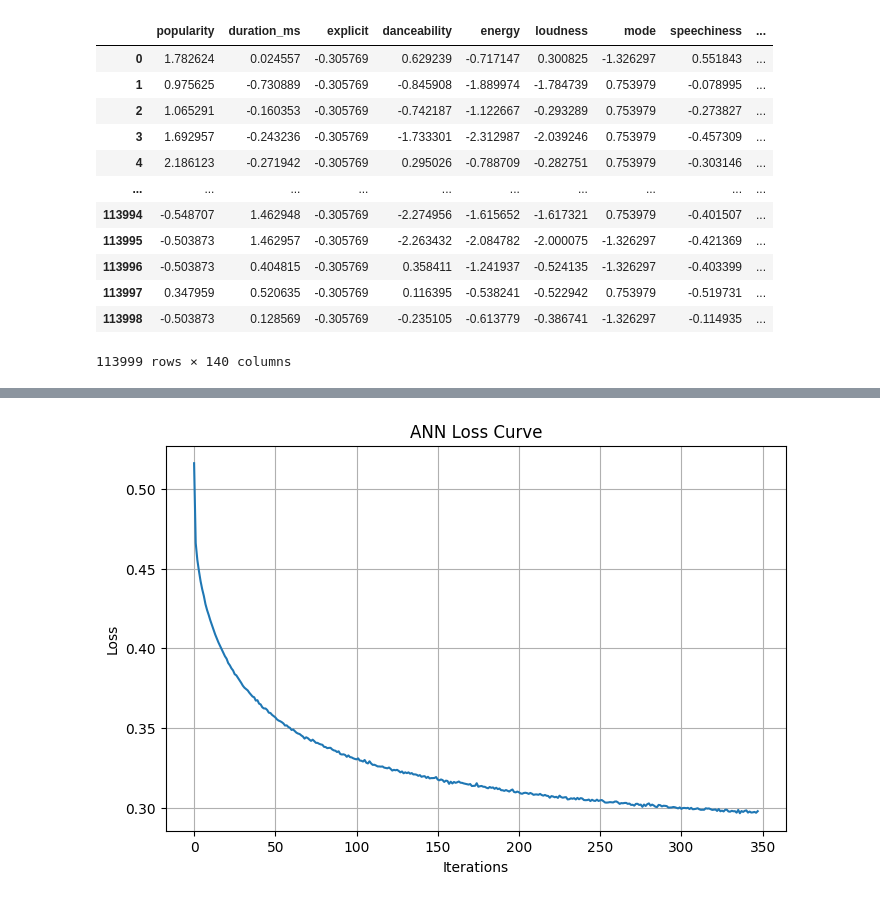
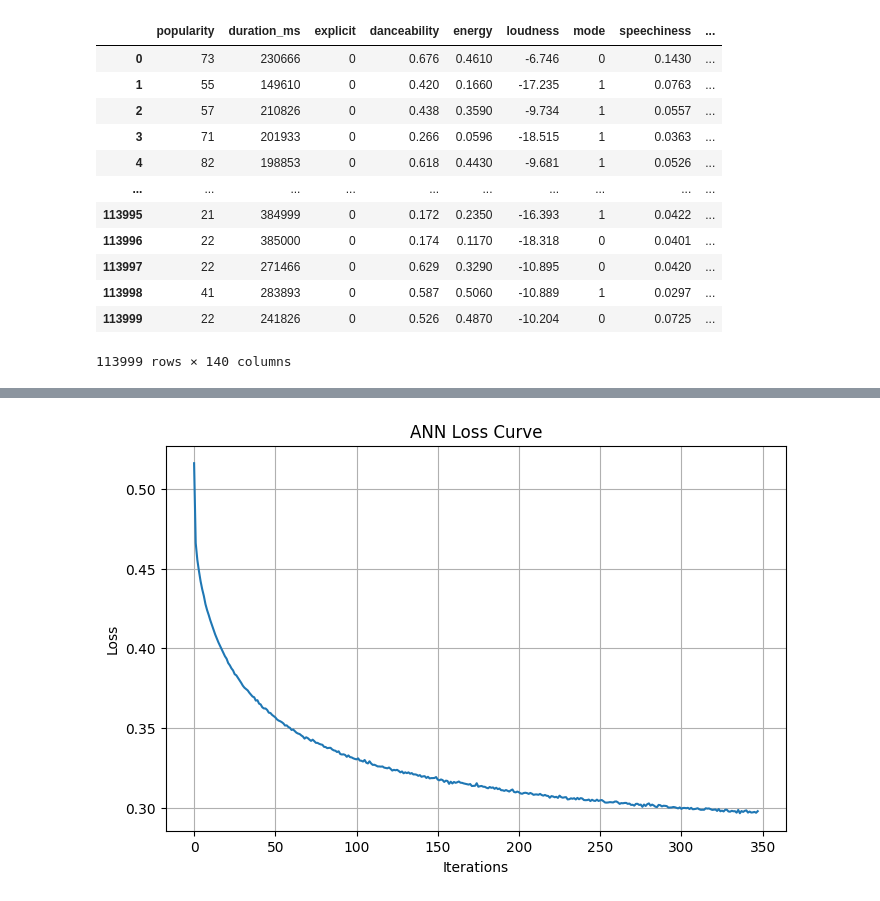
Before and after one commit to nfortes/music-happiness-predictor, a Jupyter notebook: music-happiness-predictor-ann.ipynb, the cells around one changed output, grey strips where cells are left out. Cells and saved outputs as stored; diff of their text form; code cells hidden in the pictures.

```diff
--- a/music-happiness-predictor-ann.ipynb
+++ b/music-happiness-predictor-ann.ipynb
@@ -6,44 +6,67 @@
 # %%
 import pandas as pd
 from sklearn.model_selection import train_test_split
 from sklearn.preprocessing import StandardScaler
-from sklearn.metrics import accuracy_score, classification_report, confusion_matrix
+from sklearn.compose import ColumnTransformer
 
-# Import dataset
+
+# Load dataset
 df = pd.read_csv('./dataset.csv')
 
-df.drop(df.columns[df.columns.str.contains('unnamed', case=False)], axis=1, inplace=True) # drop unnamed column
-df.dropna(inplace=True) # drop rows with null values
+# Drop unnamed and nulls
+df.drop(df.columns[df.columns.str.contains('unnamed', case=False)], axis=1, inplace=True)
+df.dropna(inplace=True)
 
-df['valence'] = df['valence'].astype('category')
-df['valence'] = df['valence'].map(lambda x: 0 if x < 0.5 else 1) # sets valence to 0 if sad, 1 if happy
+# Convert valence to binary: 0 = sad, 1 = happy
+df['valence'] = df['valence'].map(lambda x: 0 if x < 0.5 else 1)
 
-# Convert 'explicit' boolean to integer (0/1)
+# Convert 'explicit' to int
 df['explicit'] = df['explicit'].astype(int)
 
 # One-hot encode categorical features
 df = pd.get_dummies(df, columns=['key', 'time_signature', 'track_genre'], drop_first=True)
 
-scaler = StandardScaler()
-X = df.drop(['track_id', 'artists', 'album_name', 'track_name', 'valence'], axis=1)
-X = pd.DataFrame(scaler.fit_transform(X), columns=X.columns)
+# Define target and drop non-feature columns
 y = df['valence']
+X = df.drop(columns=['track_id', 'artists', 'album_name', 'track_name', 'valence'])
 
-X_train, X_test, y_train, y_test = train_test_split(X, y, test_size=0.3, random_state=42)
+# Identify numeric features to scale
+numeric_features = ['popularity', 'duration_ms', 'danceability', 'energy', 'loudness',
+                    'speechiness', 'acousticness', 'instrumentalness', 'liveness', 'tempo']
+
+# All other features (binary or one-hot) are left as-is
+non_scaled_features = [col for col in X.columns if col not in numeric_features]
+
+# ColumnTransformer for selective scaling
+preprocessor = ColumnTransformer(
+    transformers=[
+        ('num', StandardScaler(), numeric_features),
+        ('pass', 'passthrough', non_scaled_features)
+    ]
+)
+
+# Fit and transform the data
+X_processed = preprocessor.fit_transform(X)
+
+# Reconstruct a DataFrame (optional, for inspection/debugging)
+X_processed = pd.DataFrame(X_processed, columns=numeric_features + non_scaled_features)
+
+# Train-test split
+X_train, X_test, y_train, y_test = train_test_split(X_processed, y, test_size=0.3, random_state=42)
 X
 # %% [output]
 |  | popularity | duration_ms | explicit | danceability | energy | loudness | mode | speechiness | ... |
-| 0 | 1.782624 | 0.024557 | -0.305769 | 0.629239 | -0.717147 | 0.300825 | -1.326297 | 0.551843 | ... |
-| 1 | 0.975625 | -0.730889 | -0.305769 | -0.845908 | -1.889974 | -1.784739 | 0.753979 | -0.078995 | ... |
-| 2 | 1.065291 | -0.160353 | -0.305769 | -0.742187 | -1.122667 | -0.293289 | 0.753979 | -0.273827 | ... |
-| 3 | 1.692957 | -0.243236 | -0.305769 | -1.733301 | -2.312987 | -2.039246 | 0.753979 | -0.457309 | ... |
-| 4 | 2.186123 | -0.271942 | -0.305769 | 0.295026 | -0.788709 | -0.282751 | 0.753979 | -0.303146 | ... |
+| 0 | 73 | 230666 | 0 | 0.676 | 0.4610 | -6.746 | 0 | 0.1430 | ... |
+| 1 | 55 | 149610 | 0 | 0.420 | 0.1660 | -17.235 | 1 | 0.0763 | ... |
+| 2 | 57 | 210826 | 0 | 0.438 | 0.3590 | -9.734 | 1 | 0.0557 | ... |
+| 3 | 71 | 201933 | 0 | 0.266 | 0.0596 | -18.515 | 1 | 0.0363 | ... |
+| 4 | 82 | 198853 | 0 | 0.618 | 0.4430 | -9.681 | 1 | 0.0526 | ... |
 | ... | ... | ... | ... | ... | ... | ... | ... | ... | ... |
-| 113994 | -0.548707 | 1.462948 | -0.305769 | -2.274956 | -1.615652 | -1.617321 | 0.753979 | -0.401507 | ... |
-| 113995 | -0.503873 | 1.462957 | -0.305769 | -2.263432 | -2.084782 | -2.000075 | -1.326297 | -0.421369 | ... |
-| 113996 | -0.503873 | 0.404815 | -0.305769 | 0.358411 | -1.241937 | -0.524135 | -1.326297 | -0.403399 | ... |
-| 113997 | 0.347959 | 0.520635 | -0.305769 | 0.116395 | -0.538241 | -0.522942 | 0.753979 | -0.519731 | ... |
-| 113998 | -0.503873 | 0.128569 | -0.305769 | -0.235105 | -0.613779 | -0.386741 | -1.326297 | -0.114935 | ... |
+| 113995 | 21 | 384999 | 0 | 0.172 | 0.2350 | -16.393 | 1 | 0.0422 | ... |
+| 113996 | 22 | 385000 | 0 | 0.174 | 0.1170 | -18.318 | 0 | 0.0401 | ... |
+| 113997 | 22 | 271466 | 0 | 0.629 | 0.3290 | -10.895 | 0 | 0.0420 | ... |
+| 113998 | 41 | 283893 | 0 | 0.587 | 0.5060 | -10.889 | 1 | 0.0297 | ... |
+| 113999 | 22 | 241826 | 0 | 0.526 | 0.4870 | -10.204 | 0 | 0.0725 | ... |
 113999 rows × 140 columns
 # %%
 from sklearn.neural_network import MLPClassifier
```
Also changed, not shown: parts of 1 cell of this notebook, 4 other files.
